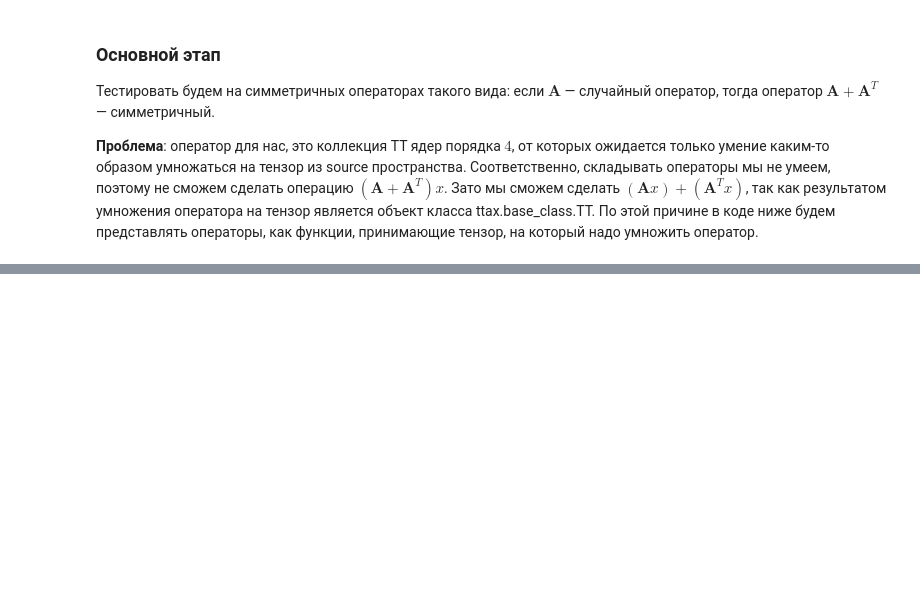
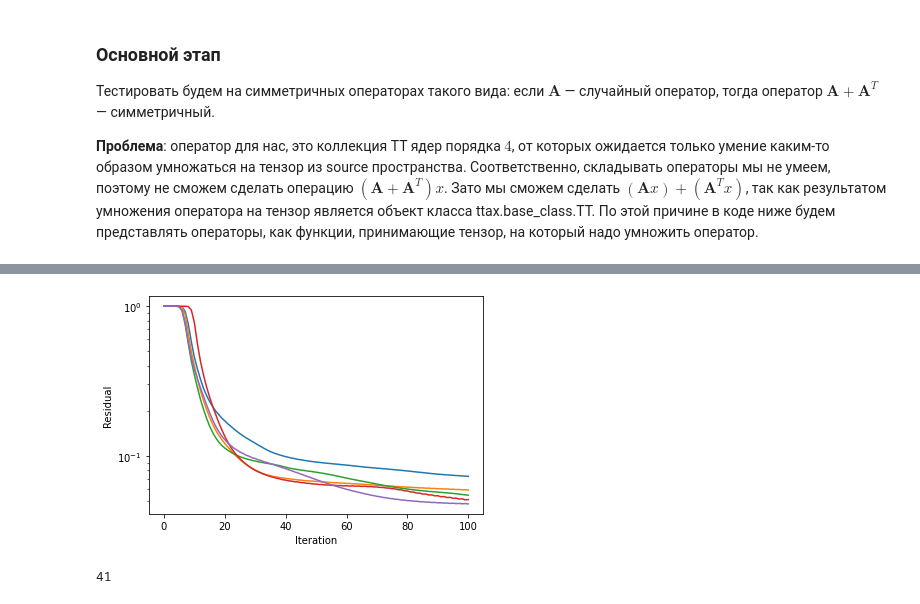
Before and after one commit to johanDDC/RiemannianOptimizationTT, a Jupyter notebook: partial_evp/main.ipynb, the cells around one changed output, grey strips where cells are left out. Saved outputs shown, nothing was run; the diff lists cells and outputs as text; code cells hidden in the pictures; blank space fills up the shorter version.

```diff
--- a/partial_evp/main.ipynb
+++ b/partial_evp/main.ipynb
@@ -221,0 +161,8 @@ plt.show(graphs)
+# %%
+test(5, 15, 16, 100)
+# %% [output]
+[figure, added]
+# %%
+max(a)
+# %% [output]
+41
```
Also changed, not shown: parts of 13 cells of this notebook.
